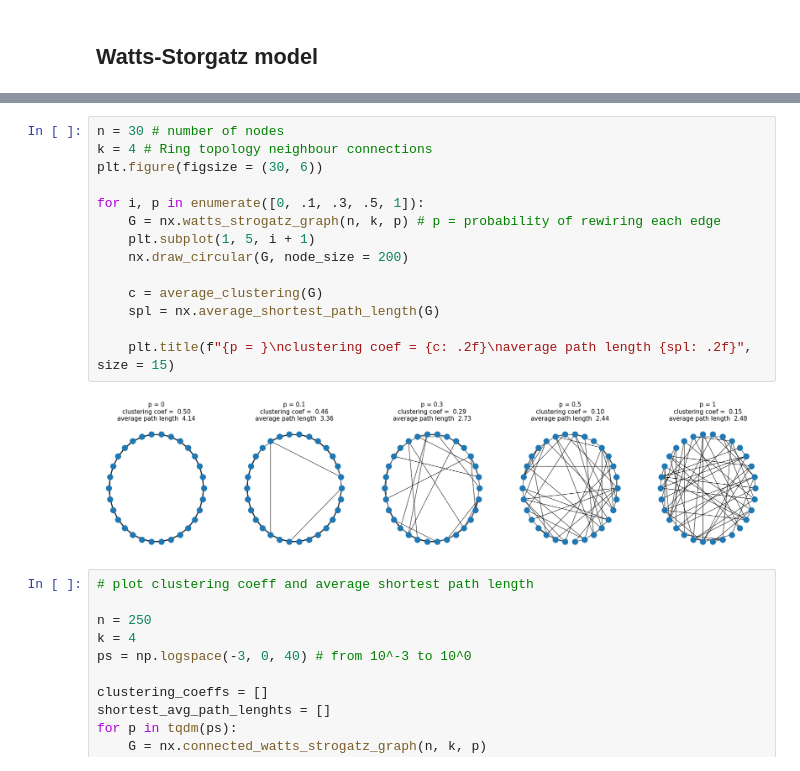
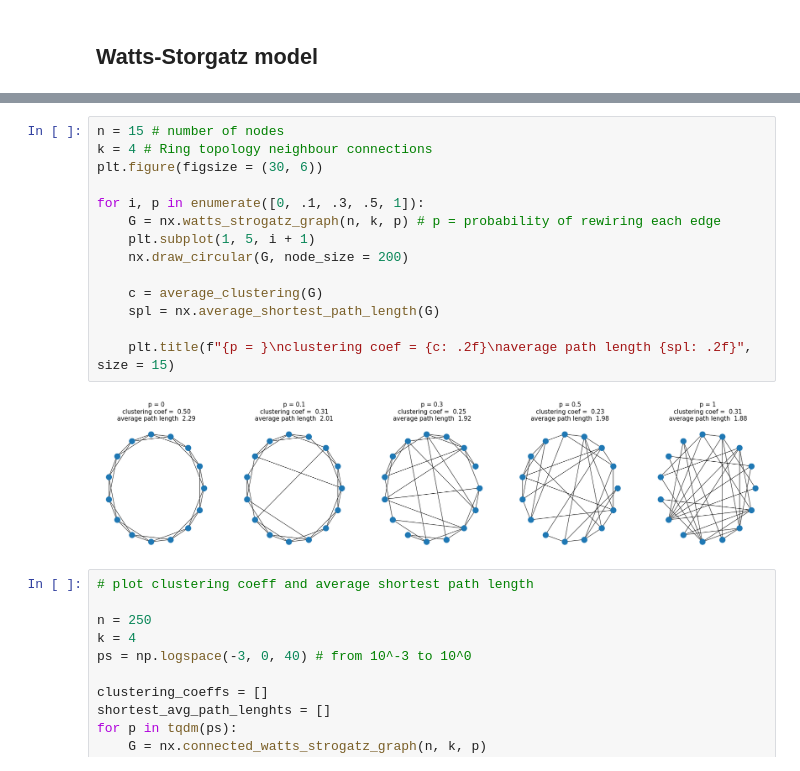
Before and after one commit to zademn/netsci-labs, a Jupyter notebook: Lab4-Small-worlds/Small_worlds.ipynb, the cells around one changed output, grey strips where cells are left out. Drawn from its saved outputs; the diff is of its cells as text.

```diff
--- a/Lab4-Small-worlds/Small_worlds.ipynb
+++ b/Lab4-Small-worlds/Small_worlds.ipynb
@@ -105,21 +109,21 @@ In $G_{np}$ we saw that if we expand we get a good average shortest path length
 
 ![image.png](attachment:0d700d7c-2c8f-4b19-839b-206b48bc3b99.png)
 # %%
-n = 30 # number of nodes
+n = 15 # number of nodes
 k = 4 # Ring topology neighbour connections
 plt.figure(figsize = (30, 6))
 
 for i, p in enumerate([0, .1, .3, .5, 1]):
     G = nx.watts_strogatz_graph(n, k, p) # p = probability of rewiring each edge
     plt.subplot(1, 5, i + 1)
     nx.draw_circular(G, node_size = 200)
 
     c = average_clustering(G)
     spl = nx.average_shortest_path_length(G)
 
     plt.title(f"{p = }\nclustering coef = {c: .2f}\naverage path length {spl: .2f}", size = 15)
 # %% [output]
-[figure, old version]
+[figure, new version]
 # %%
 # plot clustering coeff and average shortest path length
 
```
Also changed, not shown: parts of 11 cells of this notebook, 1 other file.
